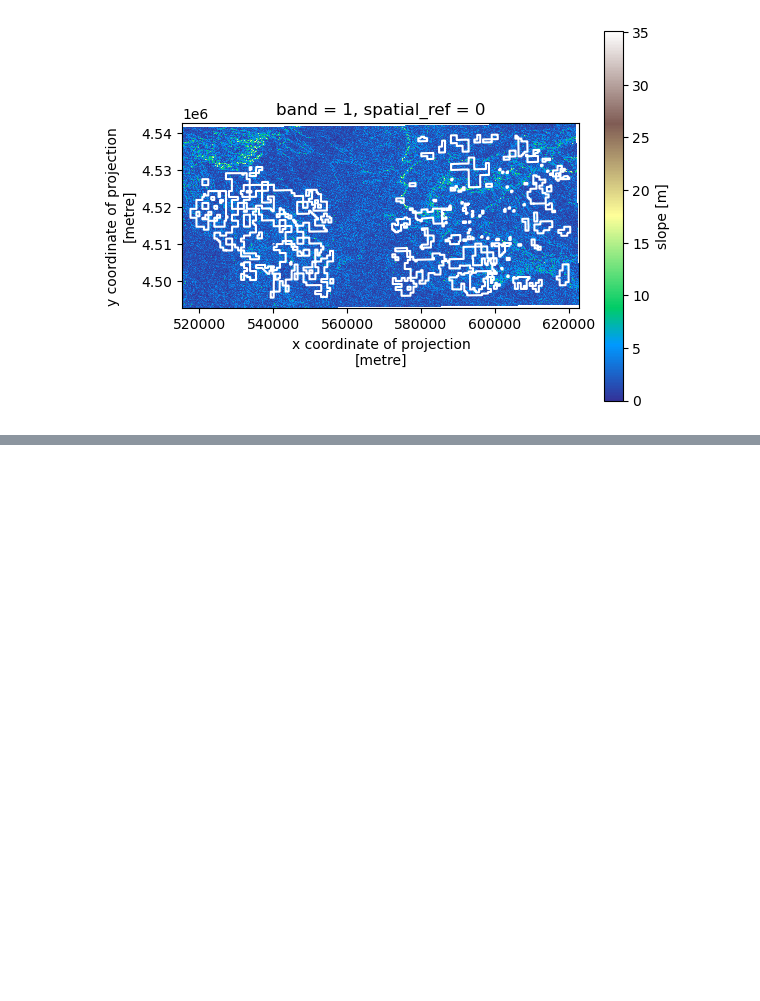
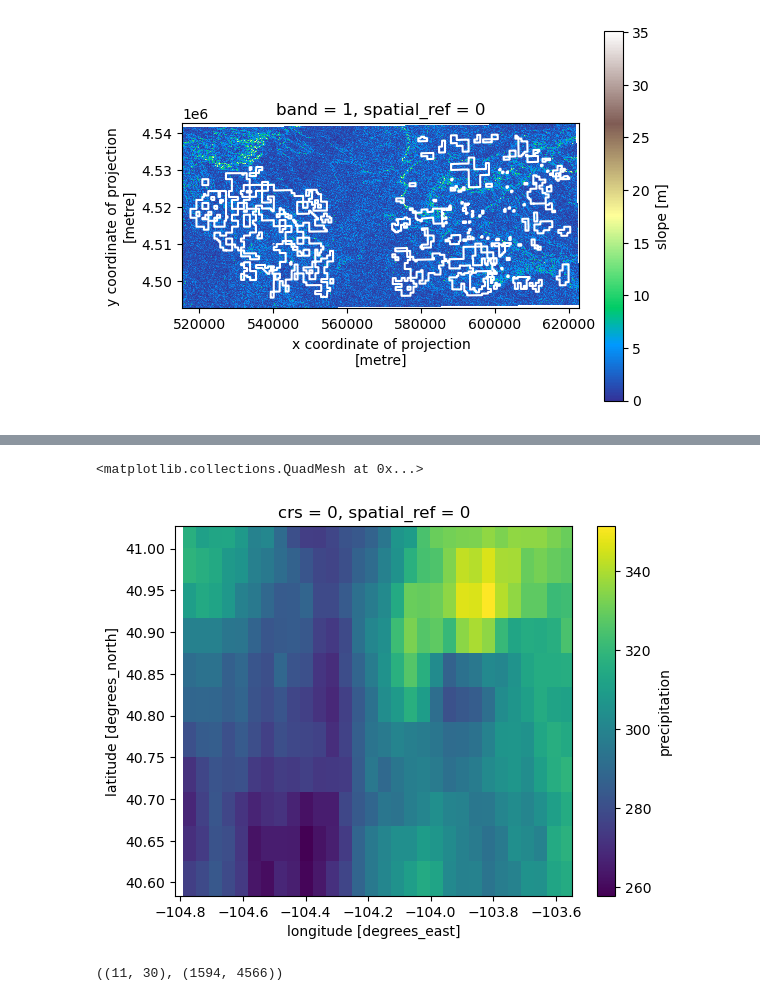
Before and after one commit to akpost21/Habitat-Suitability, a Jupyter notebook: habitat_suitability_workflow.ipynb, the cells around one changed output, grey strips where cells are left out. Drawn from its saved outputs; the diff is of its cells as text; code cells hidden in the pictures; blank space fills up the shorter version.

```diff
--- a/habitat_suitability_workflow.ipynb
+++ b/habitat_suitability_workflow.ipynb
@@ -666,0 +736,12 @@ plt.show()
+# %%
+# Match to highest resolution possible
+maca_pawnee_2091_da_reproj = maca_pawnee_2091_da.rio.reproject_match(srtm_da)
+maca_pawnee_2091_da_reproj.plot()
+# %% [output]
+<matplotlib.collections.QuadMesh at 0x...>
+[figure, added]
+# %%
+# Compare original vs new da dimensions
+maca_pawnee_2091_da.shape, maca_pawnee_2091_da_reproj.shape
+# %% [output]
+((11, 30), (1594, 4566))
```
Also changed, not shown: parts of 14 cells of this notebook.
